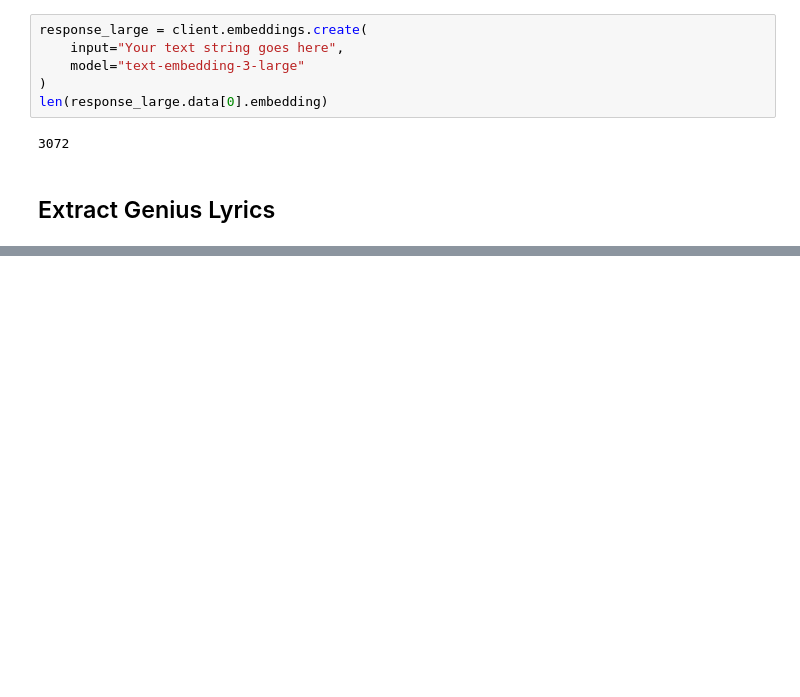
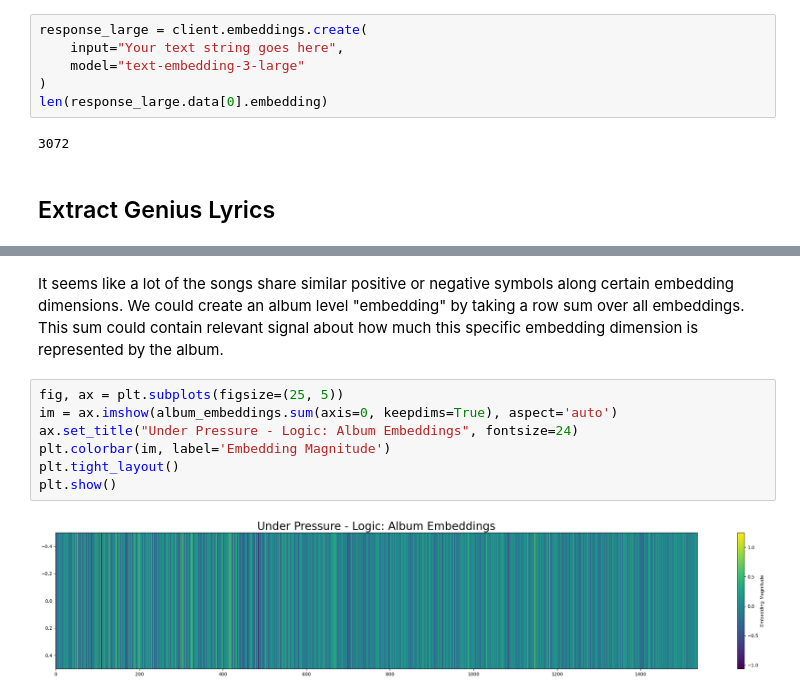
Before and after one commit to romankouz/FantAIno, a Jupyter notebook: scratch/embeddings.ipynb, the cells around one changed output, grey strips where cells are left out. Cells and saved outputs as stored; diff of their text form; blank space fills up the shorter version.

```diff
--- a/scratch/embeddings.ipynb
+++ b/scratch/embeddings.ipynb
@@ -46,0 +121,11 @@ len(response_large.data[0].embedding)
+# %% [markdown]
+It seems like a lot of the songs share similar positive or negative symbols along certain embedding dimensions. We could create an album level "embedding" by taking a row sum over all embeddings. This sum could contain relevant signal about how much this specific embedding dimension is represented by the album.
+# %%
+fig, ax = plt.subplots(figsize=(25, 5))
+im = ax.imshow(album_embeddings.sum(axis=0, keepdims=True), aspect='auto')
+ax.set_title("Under Pressure - Logic: Album Embeddings", fontsize=24)
+plt.colorbar(im, label='Embedding Magnitude')
+plt.tight_layout()
+plt.show()
+# %% [output]
+[figure, added]
```
Also changed, not shown: parts of 11 cells of this notebook, 1 other file.
